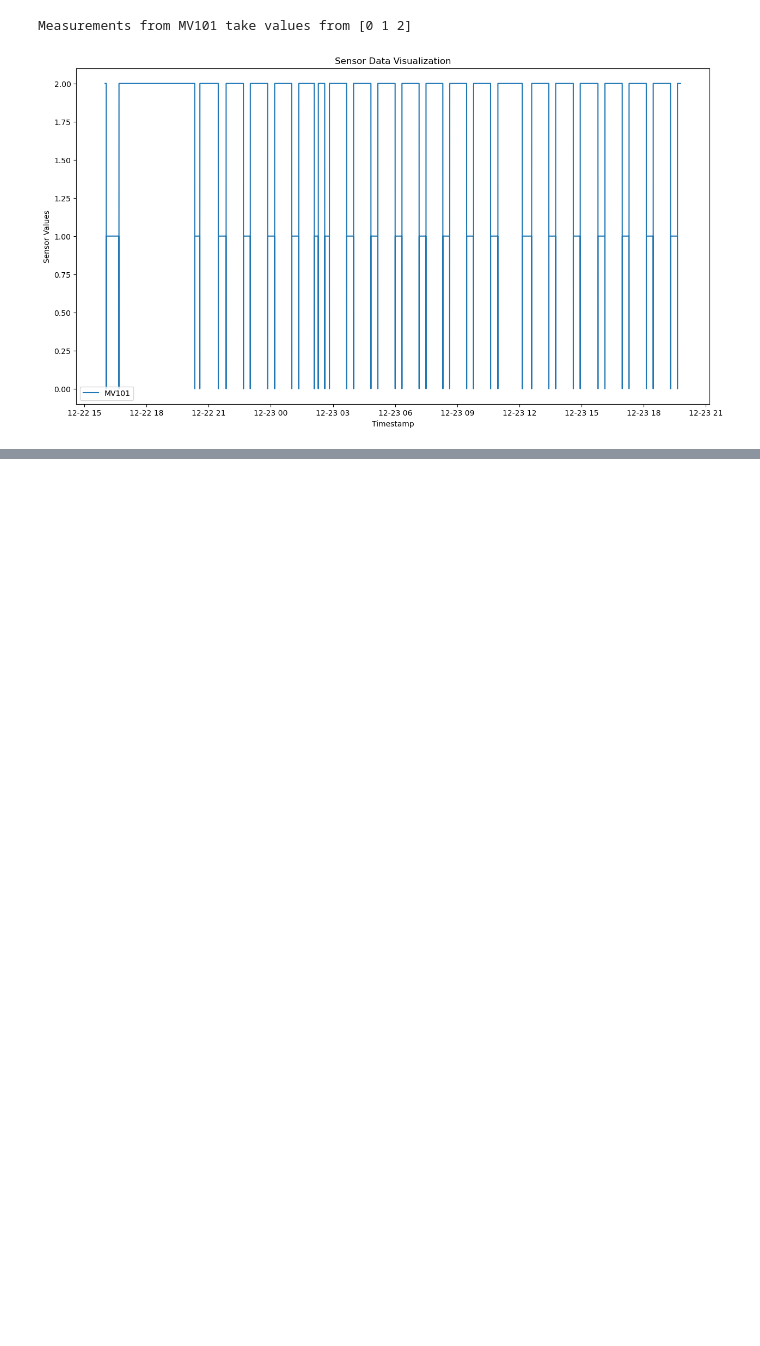
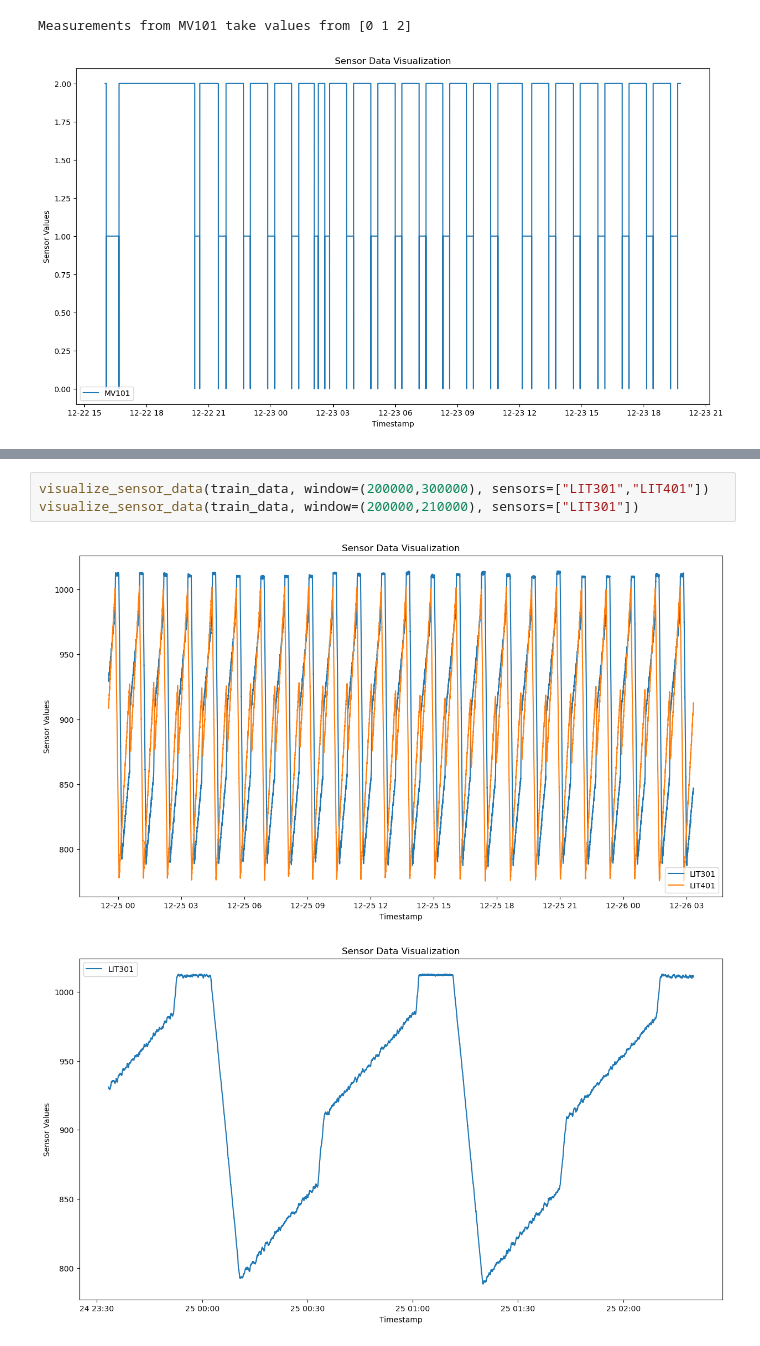
Before and after one commit to andreist3fan/vitejii-dm, a Jupyter notebook: Anomaly Detection.ipynb, the cells around one changed output, grey strips where cells are left out. Cells and saved outputs as stored; diff of their text form; blank space fills up the shorter version.

```diff
--- a/Anomaly Detection.ipynb
+++ b/Anomaly Detection.ipynb
@@ -127,2 +121,8 @@ Measurements from MV101 take values from [0 1 2]
+# %%
+visualize_sensor_data(train_data, window=(200000,300000), sensors=["LIT301","LIT401"])
+visualize_sensor_data(train_data, window=(200000,210000), sensors=["LIT301"])
+# %% [output]
+[figure, added]
+[figure, added]
 # %% [markdown]
 ## DTW-based anomaly detection
```
Also changed, not shown: parts of 11 cells of this notebook.
